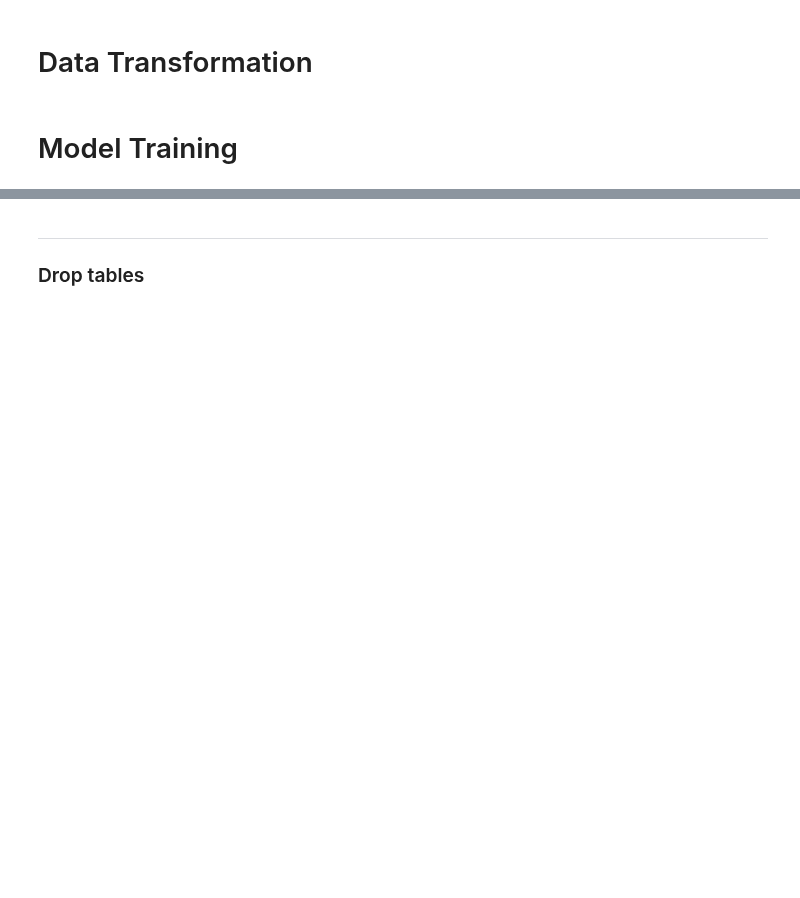
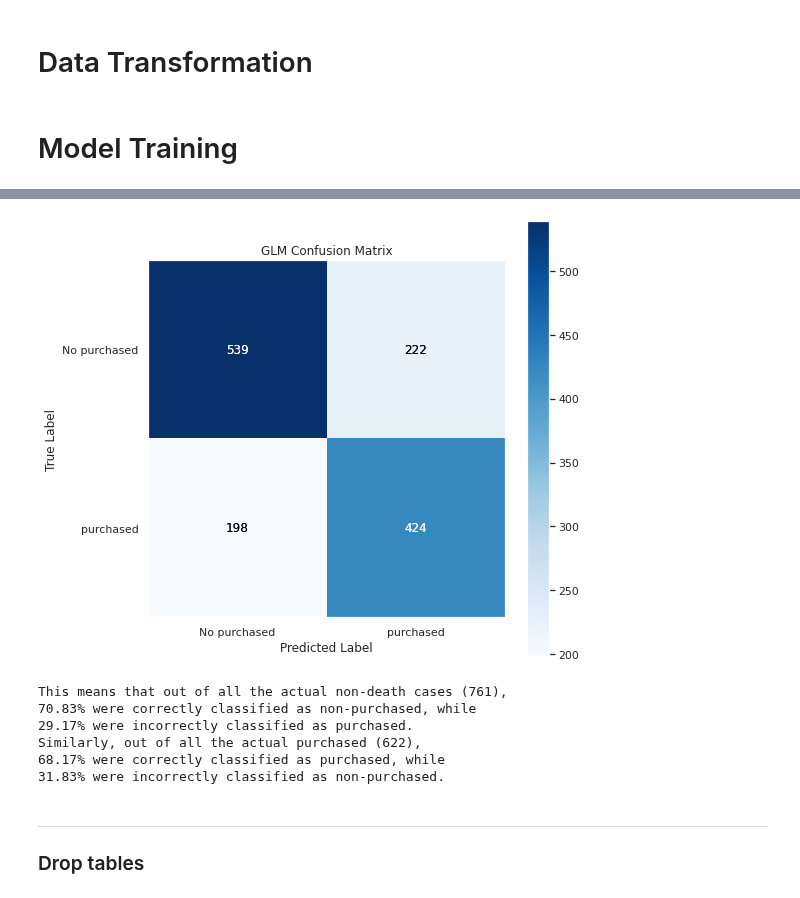
Before and after one commit to Teradata/jupyter-demos, a Jupyter notebook: UseCases/Dell_Innovation_Day/GLM_Classification.ipynb, the cells around one changed output, grey strips where cells are left out. Cells and saved outputs as stored; diff of their text form; code cells hidden in the pictures; blank space fills up the shorter version.

```diff
--- a/UseCases/Dell_Innovation_Day/GLM_Classification.ipynb
+++ b/UseCases/Dell_Innovation_Day/GLM_Classification.ipynb
@@ -589,35 +627,18 @@ df_test = TrainTestSplit_out.result[TrainTestSplit_out.result['TD_IsTrainRow'] =
 # %%
 from teradataml import GLM, TDGLMPredict
 
-glm_model = GLM(input_columns= ['credit_card',
-                    'male_gender',
-                    'profession',
-                    'marital',
-                    'education',
-                    'city',
-                    'communication_type',
-                    'last_contact_month',
-                    'campaign',
-                    'payment_method',
-                    'purchase_frequency',
-                    'prev_campaign_outcome',
-                    'age',
-                    'monthly_income_in_thousand',
-                    'family_members',
-                    'last_contact_day',
-                    'num_of_cars',
-                    'last_contact_duration',
-                    'days_from_last_contact',
-                    'prev_contacts_performed',
-                    'recency'],
+glm_model = GLM(input_columns= ['credit_card', 'male_gender','profession','marital','education','city',
+                    'communication_type','last_contact_month','campaign','payment_method','purchase_frequency',
+                    'prev_campaign_outcome','age','monthly_income_in_thousand','family_members','last_contact_day',
+                    'num_of_cars','last_contact_duration','days_from_last_contact','prev_contacts_performed','recency'],
                     response_column = "yes_purchased",
                     data = df_train,
                     family = 'Binomial',
                     batch_size = 50,
-                    iter_max = 100,
+                    iter_max = 300,
                     lambda1 = 0.02,
                     alpha = 0.05,
-                    iter_num_no_change = 5,
+                    iter_num_no_change = 0,
                     intercept = True,
                     learning_rate = 'optimal',
                     initial_eta = 0.05,
@@ -675,3 +707,5 @@ glm_prediction = glm_model.predict(
 out = glm_prediction.result.assign(prediction = glm_prediction.result.prediction.cast(type_ = BYTEINT))
 out = out.assign(prediction = out.prediction.cast(type_ = VARCHAR(2)))
 out = out.assign(purchased = out.yes_purchased.cast(type_ = VARCHAR(2)))
+out = out.drop(["purchased"], axis = 1)
+out
@@ -697,34 +751,42 @@ cm = ClassificationEvaluator_obj.result.get(['CLASS_1', 'CLASS_2']).get_values()
 # Plot confusion matrix
 disp = ConfusionMatrixDisplay(confusion_matrix = cm, display_labels = ['No purchased', 'purchased'])
 fig, ax = plt.subplots(figsize = (8, 8))
 disp.plot(ax = ax, cmap = 'Blues', colorbar = True)
 
 # Add labels and annotations
 plt.title('GLM Confusion Matrix')
 plt.xlabel('Predicted Label')
 plt.ylabel('True Label')
 plt.xticks(ticks = [0, 1], labels = ['No purchased', 'purchased'])
 plt.yticks(ticks = [0, 1], labels = ['No purchased', 'purchased'])
 
 # Add text to the plot to show the actual values of the confusion matrix
 for i in range(cm.shape[0]):
     for j in range(cm.shape[1]):
         plt.text(j, i, f'{cm[i, j]}', ha = 'center', va = 'center', color = 'white' if cm[i, j] > cm.max()/1.4 else 'black')
 
 # Remove grid lines
 ax.grid(False)
 
 # Show the plot
 plt.show()
 
 print(f'''
 This means that out of all the actual non-death cases ({cm[0][0] + cm[0][1]}),
 {round(cm[0][0]/(cm[0][0] + cm[0][1])*100, 2)}% were correctly classified as non-purchased, while
 {round(cm[0][1]/(cm[0][0] + cm[0][1])*100, 2)}% were incorrectly classified as purchased.
-Similarly, out of all the actual death cases ({cm[1][0] + cm[1][1]}),
+Similarly, out of all the actual purchased ({cm[1][0] + cm[1][1]}),
 {round(cm[1][1]/(cm[1][0] + cm[1][1])*100, 2)}% were correctly classified as purchased, while
 {round(cm[1][0]/(cm[1][0] + cm[1][1])*100, 2)}% were incorrectly classified as non-purchased.
 ''')
+# %% [output]
+[figure, added]
+This means that out of all the actual non-death cases (761),
+70.83% were correctly classified as non-purchased, while
+29.17% were incorrectly classified as purchased.
+Similarly, out of all the actual purchased (622),
+68.17% were correctly classified as purchased, while
+31.83% were incorrectly classified as non-purchased.
 # %% [markdown]
 ----------------------------------------
 
```
Also changed, not shown: parts of 29 cells of this notebook, 1 other file.
